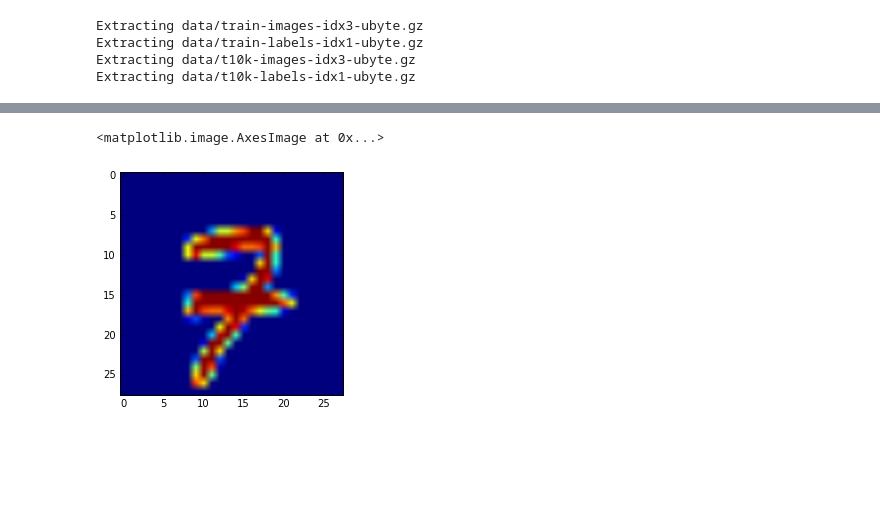
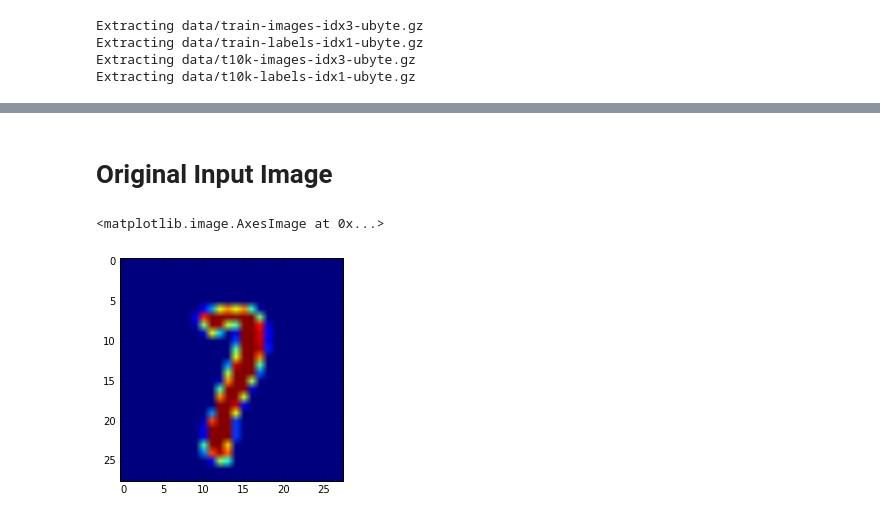
Before and after one commit to PretentiousOnPurpose/NISB_DL, a Jupyter notebook: Autoencoder/Reproducing Digits v1.ipynb, the cells around one changed output, grey strips where cells are left out. Cells and saved outputs as stored; diff of their text form; code cells hidden in the pictures; blank space fills up the shorter version.

```diff
--- a/Autoencoder/Reproducing Digits v1.ipynb
+++ b/Autoencoder/Reproducing Digits v1.ipynb
@@ -70,5 +62,7 @@ plt.imshow(res1.reshape((28, 28)))
+# %% [markdown]
+# Original Input Image
 # %%
-plt.imshow(data.test.images[144].reshape((28, 28)))
+plt.imshow(data.test.images[111].reshape((28, 28)))
 # %% [output]
 <matplotlib.image.AxesImage at 0x...>
-[figure, old version]
+[figure, new version]
```
Also changed, not shown: parts of 6 cells of this notebook.
